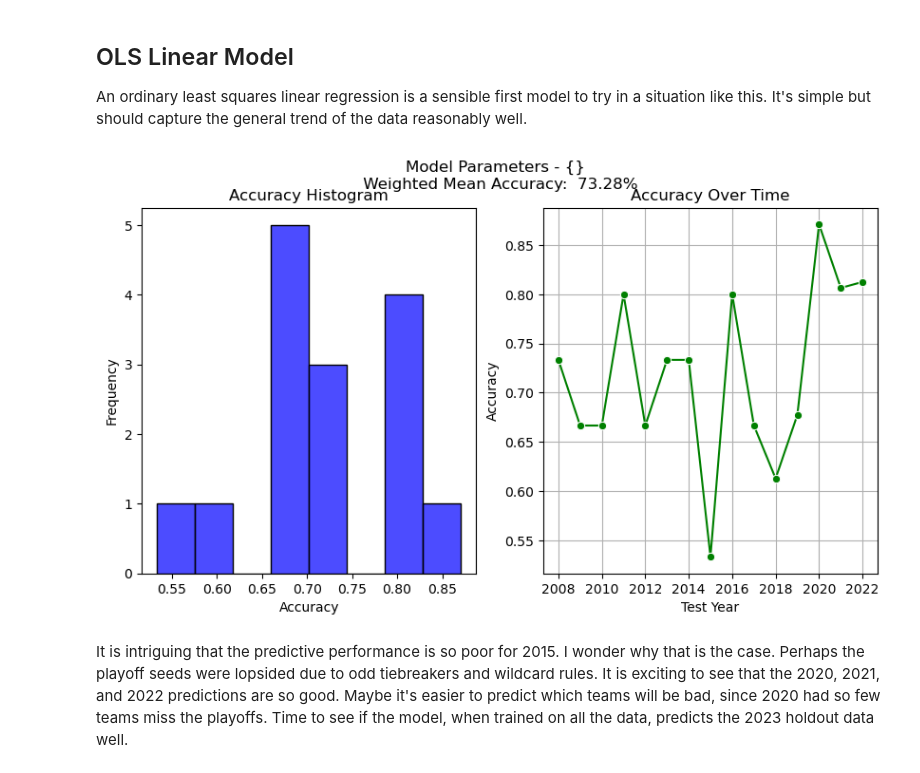
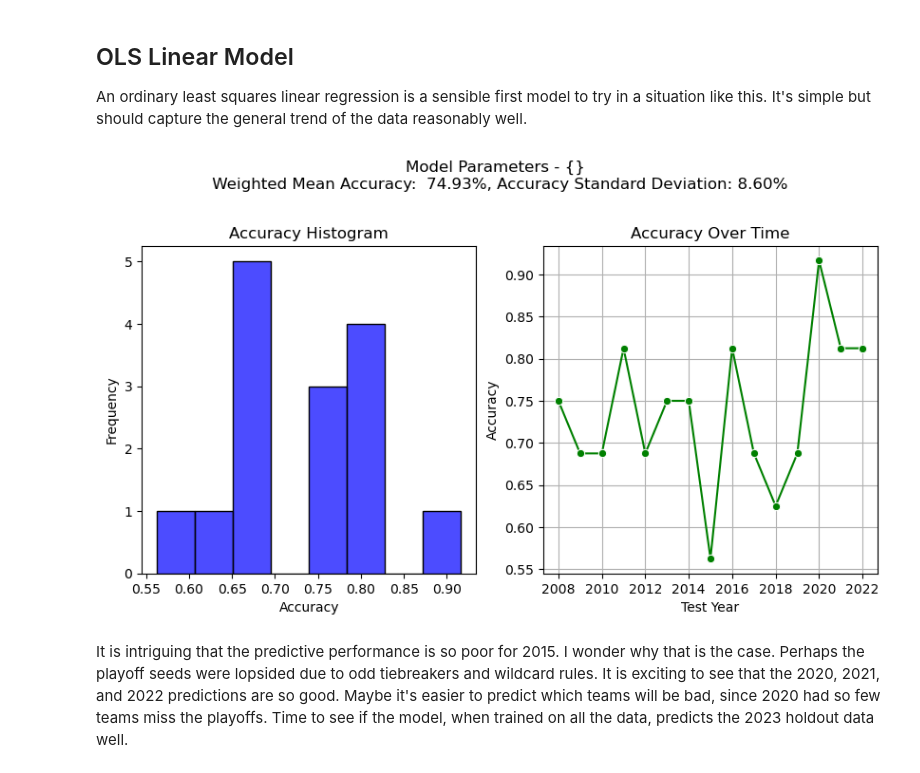
Before and after one commit to loganschmitt14/Capstone_2_NHL_Predictions, a Jupyter notebook: hockey_modeling.ipynb, the cells around one changed output. Drawn from its saved outputs; the diff is of its cells as text; code cells hidden in the pictures.

Commit message:
Added final report. Made improvements to model.

```diff
--- a/hockey_modeling.ipynb
+++ b/hockey_modeling.ipynb
@@ -49,7 +50,7 @@ def evaluate_model(X_test, y_test, model):
 
     # Generate confusion matrix and classification report
     conf_matrix = confusion_matrix(y_true, y_pred)
-    report = classification_report(y_true, y_pred, target_names = ['Playoffs', 'Non-Playoffs'], output_dict = True)
+    report = classification_report(y_true, y_pred, target_names = ['Non-Playoffs', 'Playoffs'], output_dict = True)
 
     return conf_matrix, report
 # %%
@@ -73,8 +74,6 @@ def cross_validate(X, y, model):
     accuracy = np.array([])
     season = np.array([])
     n_train = [i for i in range(1, len(model_seasons))]
-
-
 
     for year in model_seasons:
 
@@ -93,13 +92,14 @@ def cross_validate(X, y, model):
 
             # Track accuracy over time
             conf_matrix, report = evaluate_model(X_test, y_test, model)
-            score = report['accuracy']
+            score = report['Playoffs']['precision']
 
             accuracy = np.append(accuracy, score)
             season = np.append(season, year)
 
         else:
             pass
+    # Add 1 to all years in the season list since we use the following season as the test point
     season += 1
     results = pd.DataFrame({'season': season, 'prediction_accuracy': accuracy, 'training_seasons': n_train})
 
@@ -107,15 +107,16 @@ def cross_validate(X, y, model):
 # %% [markdown]
 ### Creating Cross-Validation Subplots ###
 # %%
-def create_subplots(param_list, weighted_mean_accuracy):
-    ''' (Dict) -> figure, axes objects
+def create_subplots(param_list, weighted_mean_accuracy, std_dev_accuracy):
+    ''' (Dict, float, float) -> figure, axes objects
     Return figure and axes objects with 2 subplots and a
     suptitle of parameters for the specific model.
     '''
 
     # Create subplots and suptitle
     fig, axes = plt.subplots(1, 2, figsize=(10, 5))
-    fig.suptitle(f'Model Parameters - {param_list} \n Weighted Mean Accuracy: {weighted_mean_accuracy * 100 : 0.2f}%')
+    fig.subplots_adjust(top=0.8)
+    fig.suptitle(f'Model Parameters - {param_list} \n Weighted Mean Accuracy: {weighted_mean_accuracy * 100 : 0.2f}%, Accuracy Standard Deviation: {std_dev_accuracy * 100:0.2f}%', y=0.98)
 
     return fig, axes
 # %%
@@ -145,17 +146,19 @@ An ordinary least squares linear regression is a sensible first model to try in
 # %%
 param_list = {}
 lin_model = LinearRegression(**param_list)
 
 results = cross_validate(X, y, lin_model)
 weighted_mean_acc = np.average(results['prediction_accuracy'], weights = results['training_seasons'])
-fig, axes = create_subplots(param_list, weighted_mean_acc)
+acc_std = np.std(results['prediction_accuracy'])
+
+fig, axes = create_subplots(param_list, weighted_mean_acc, acc_std)
 fig, axes = add_data_to_subplots(fig, axes, results)
 
 # No parameters for OLS, so add a better suptitle
 #plt.suptitle('Linear Regression Prediction Accuracy')
 plt.show()
 # %% [output]
-[figure, old version]
+[figure, new version]
 # %% [markdown]
 It is intriguing that the predictive performance is so poor for 2015. I wonder why that is the case. Perhaps the playoff seeds were lopsided due to odd tiebreakers and wildcard rules. It is exciting to see that the 2020, 2021, and 2022 predictions are so good. Maybe it's easier to predict which teams will be bad, since 2020 had so few teams miss the playoffs. Time to see if the model, when trained on all the data, predicts the 2023 holdout data well.
 # %%
```
Also changed, not shown: parts of 36 cells of this notebook, 5 other files.
